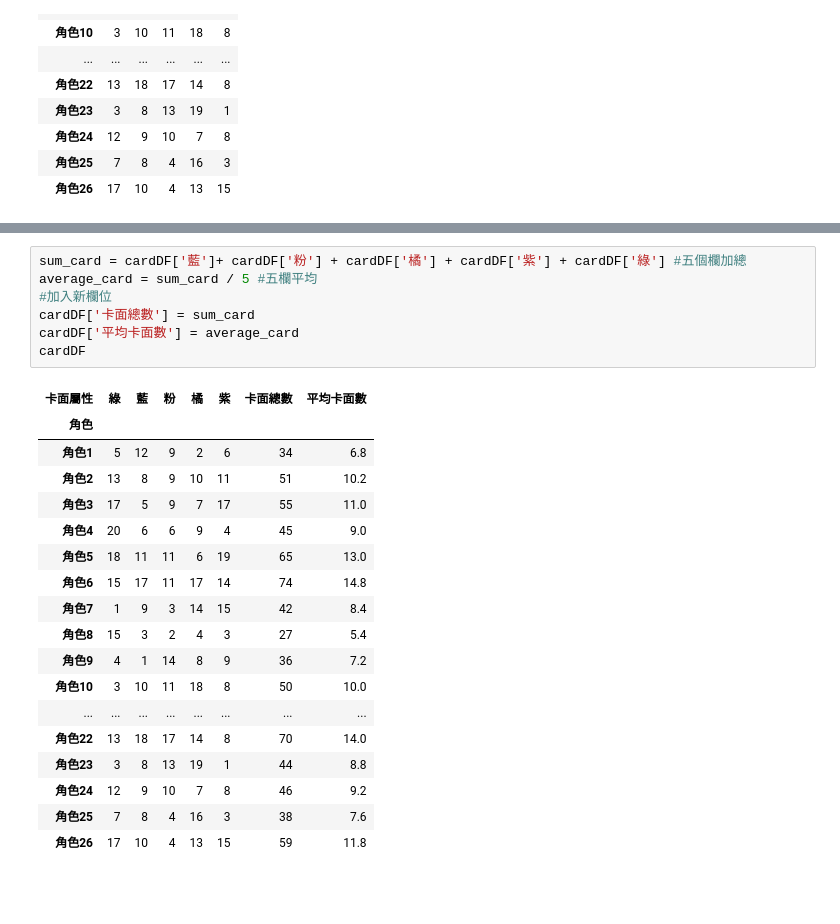
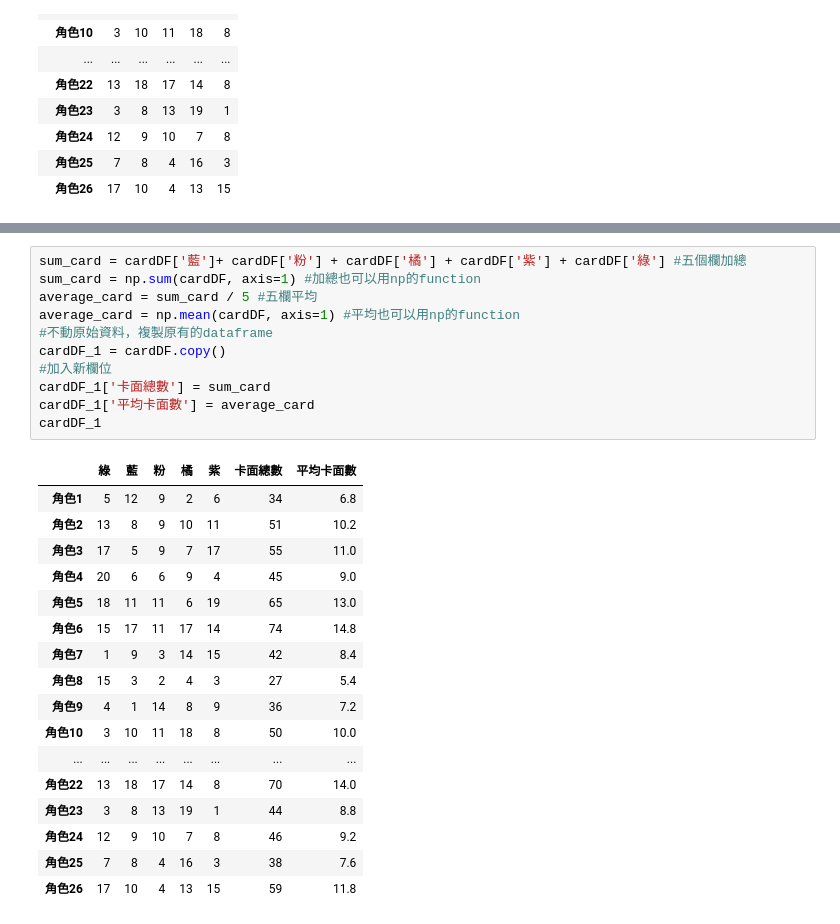
Before and after one commit to annie-lai/2025pythonDataClass, a Jupyter notebook: 0621上課/0621computer.ipynb, the cells around one changed output, grey strips where cells are left out. Saved outputs shown, nothing was run; the diff lists cells and outputs as text; blank space fills up the shorter version.

```diff
--- a/0621上課/0621computer.ipynb
+++ b/0621上課/0621computer.ipynb
@@ -188,13 +198,16 @@ Name: 藍, dtype: int32
 # %%
 sum_card = cardDF['藍']+ cardDF['粉'] + cardDF['橘'] + cardDF['紫'] + cardDF['綠'] #五個欄加總
+sum_card = np.sum(cardDF, axis=1) #加總也可以用np的function
 average_card = sum_card / 5 #五欄平均
+average_card = np.mean(cardDF, axis=1) #平均也可以用np的function
+#不動原始資料，複製原有的dataframe
+cardDF_1 = cardDF.copy()
 #加入新欄位
-cardDF['卡面總數'] = sum_card
-cardDF['平均卡面數'] = average_card
-cardDF
+cardDF_1['卡面總數'] = sum_card
+cardDF_1['平均卡面數'] = average_card
+cardDF_1
 # %% [output]
-| 卡面屬性 | 綠 | 藍 | 粉 | 橘 | 紫 | 卡面總數 | 平均卡面數 |
-| 角色 |  |  |  |  |  |  |  |
+|  | 綠 | 藍 | 粉 | 橘 | 紫 | 卡面總數 | 平均卡面數 |
 | 角色1 | 5 | 12 | 9 | 2 | 6 | 34 | 6.8 |
 | 角色2 | 13 | 8 | 9 | 10 | 11 | 51 | 10.2 |
 | 角色3 | 17 | 5 | 9 | 7 | 17 | 55 | 11.0 |
```
Also changed, not shown: parts of 13 cells of this notebook, 3 other files.
